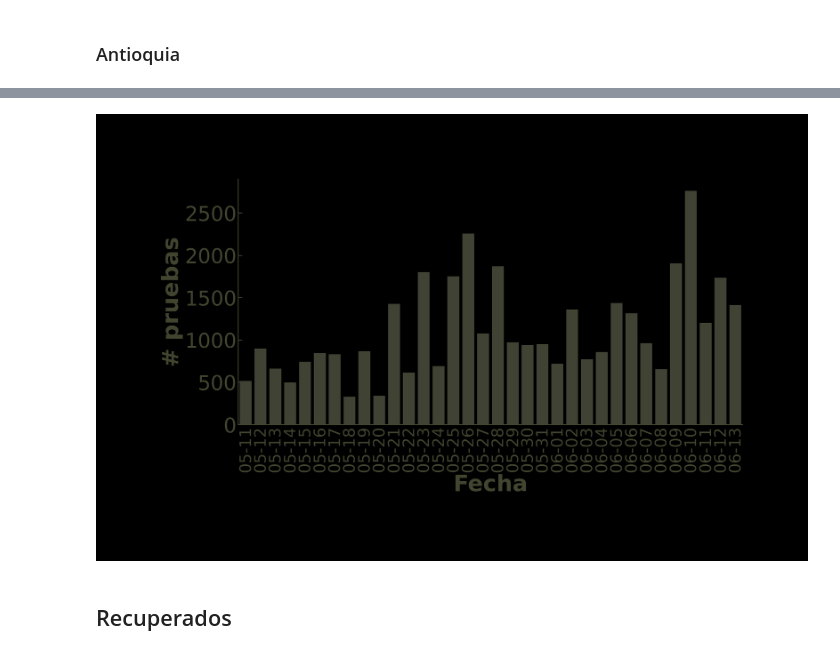
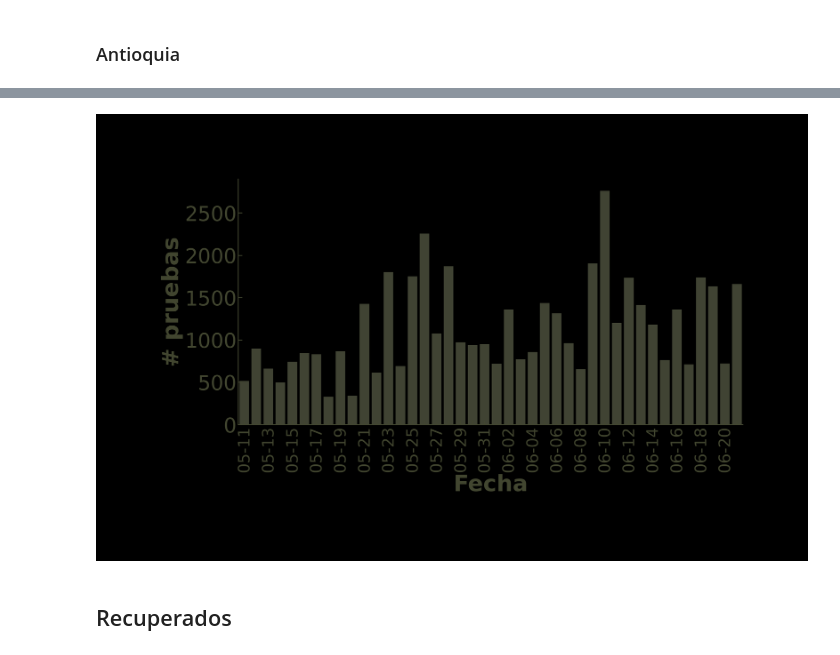
Before and after one commit to datatrooper/instatrooper, a Jupyter notebook: notebooks/2020/covid/covid antioquia.ipynb, the cells around one changed output, grey strips where cells are left out. Drawn from its saved outputs; the diff is of its cells as text; code cells hidden in the pictures.

```diff
--- a/notebooks/2020/covid/covid antioquia.ipynb
+++ b/notebooks/2020/covid/covid antioquia.ipynb
@@ -39,7 +41,7 @@ def load_muestras_df():
     results_df = pd.DataFrame.from_records(results)
     return results_df
 # %%
-df_boletines = pd.read_csv("junio12.csv")
+df_boletines = pd.read_csv("junio19.csv")
 # df_boletines = df_boletines[df_boletines["Departamento"] == "Antioquia" ]
 df_boletines.head()
 # %% [output]
@@ -395,21 +415,26 @@ df_muestras_ant
 # %%
 plt.figure(figsize=(20,10))
 ax = sns.barplot(x="fecha", y="cuenta", data=df_muestras_ant[1:], color=color)
 plt.xticks(rotation=90, fontsize=25)
 plt.yticks(fontsize=25)
 
 ax.tick_params(axis='x',which = "major", colors=color, labelsize=35, labelrotation=90)
 ax.tick_params(axis='y', colors=color, labelsize=45)
 
 ax.set_xlabel("Fecha", fontsize=50, color=color)
 ax.set_ylabel("# pruebas", fontsize=50, color=color)
 plt.setp(ax.spines.values(), color=color)
 
+for i,label in enumerate(ax.get_xticklabels()):
+    if i%2 == 0:
+        pass
+    else:
+        label.set_visible(False)
 
 plt.savefig(f'muestras_dia.png',bbox_inches='tight', transparent="True", pad_inches = 0)
 plt.show()
 # %% [output]
-[figure, old version]
+[figure, new version]
 # %% [markdown]
 ## Recuperados
 # %%
```
Also changed, not shown: parts of 36 cells of this notebook, 7 other files.
